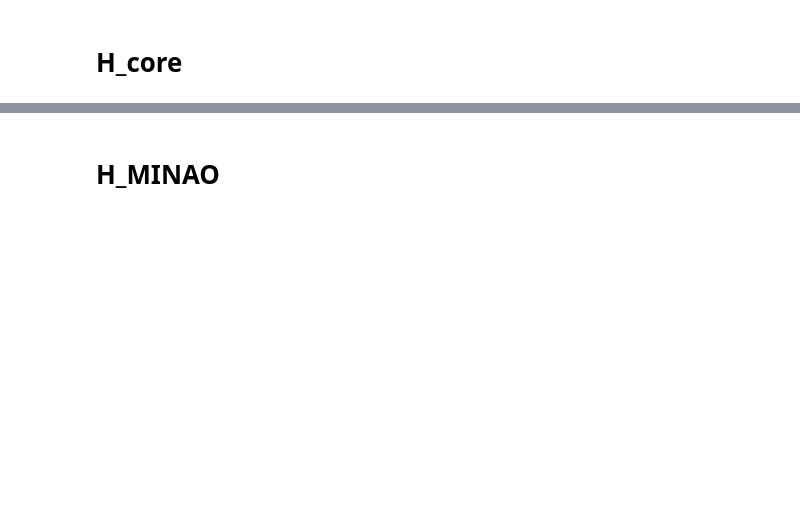
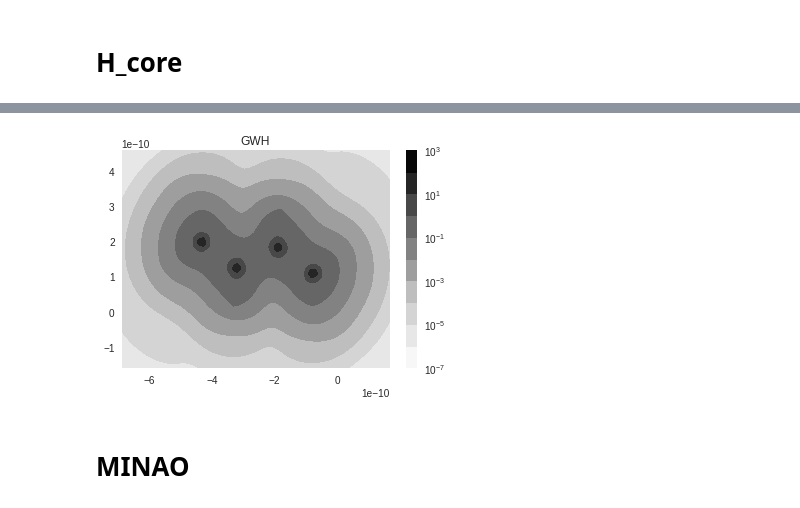
Before and after one commit to jcartus/SCFInitialGuess, a Jupyter notebook: butadien/notebooks/Density.ipynb, the cells around one changed output, grey strips where cells are left out. Saved outputs shown, nothing was run; the diff lists cells and outputs as text; code cells hidden in the pictures; blank space fills up the shorter version.

```diff
--- a/butadien/notebooks/Density.ipynb
+++ b/butadien/notebooks/Density.ipynb
@@ -100,7 +106,10 @@ dm_gwh_density = calculate_electrondensity_xy_plane(mol.get_pyscf_molecule(), dm
 # %%
-plt.contourf(dm_gwh_density)
+plt.contourf(*np.meshgrid(x, y), dm_gwh_density, locator=ticker.LogLocator(), norm=norm)
 plt.colorbar()
+plt.title("GWH")
 plt.show()
+# %% [output]
+[figure, added]
 # %% [markdown]
-# H_MINAO
+# MINAO
 # %%
```
Also changed, not shown: parts of 30 cells of this notebook.
